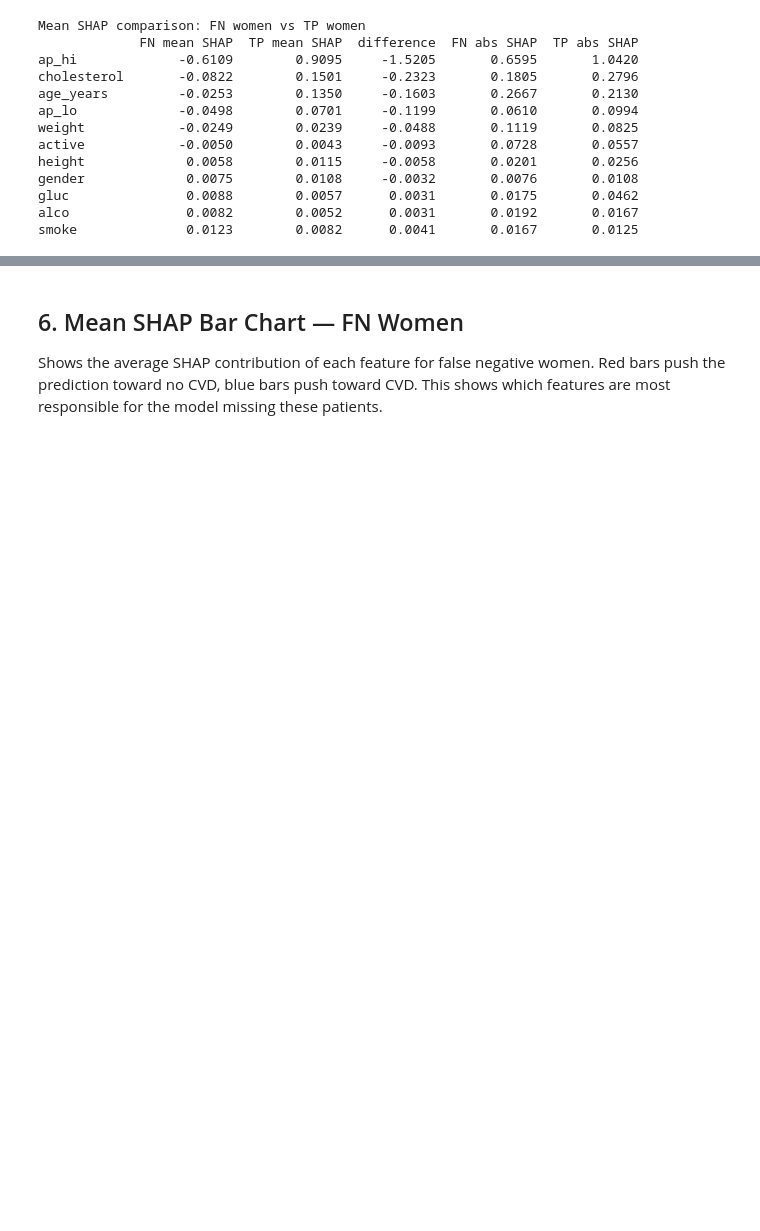
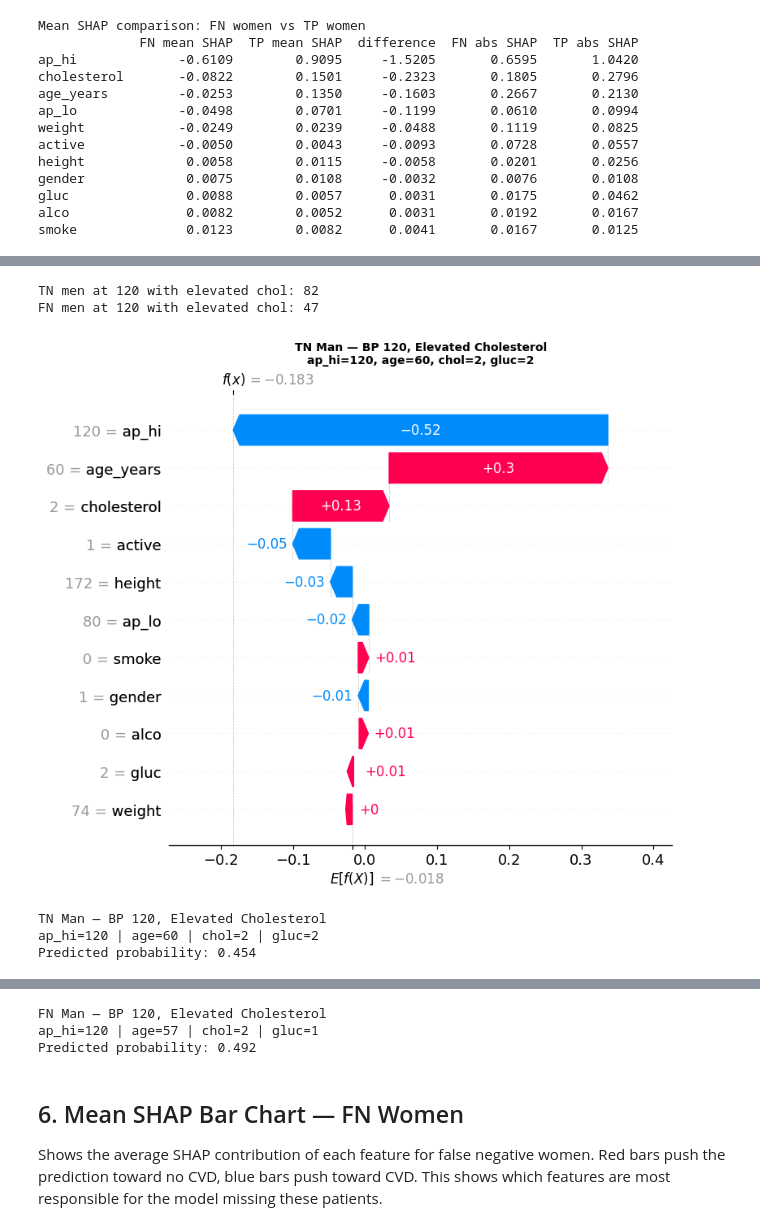
Before and after one commit to Kavisha612/Dissertation_ExplainableAI, a Jupyter notebook: SHAP_fairness_notebooks/shap_02_local_subgroup_benchmarking.ipynb, the cells around one changed output, grey strips where cells are left out. Saved outputs shown, nothing was run; the diff lists cells and outputs as text; code cells hidden in the pictures; blank space fills up the shorter version.

```diff
--- a/SHAP_fairness_notebooks/shap_02_local_subgroup_benchmarking.ipynb
+++ b/SHAP_fairness_notebooks/shap_02_local_subgroup_benchmarking.ipynb
@@ -194,0 +320,60 @@ smoke              0.0123        0.0082      0.0041       0.0167       0.0125
+# %%
+# Male equivalents for appendix
+X_test_male_display = X_test_male.copy()
+X_test_male_display['age_years'] = X_test_male_display['age_years'].round(0).astype(int)
+
+sv_male_exp = shap.Explanation(
+    values=shap_male,
+    base_values=np.full(shap_male.shape[0], base_value),
+    data=X_test_male_display.values,
+    feature_names=X_test_male_display.columns.tolist()
+)
+
+# Find male equivalents — TN man with similar BP
+tn_men = test_df[male_mask][(y_test.values[male_mask] == 0) & (y_pred[male_mask] == 0)].copy()
+fn_men = test_df[male_mask][(y_test.values[male_mask] == 1) & (y_pred[male_mask] == 0)].copy()
+
+tn_man_120 = tn_men[
+    (tn_men['ap_hi'].between(118, 122)) &
+    (tn_men['cholesterol'] >= 2)
+]
+
+fn_man_120 = fn_men[
+    (fn_men['ap_hi'].between(118, 122)) &
+    (fn_men['cholesterol'] >= 2)
+]
+
+print(f"TN men at 120 with elevated chol: {len(tn_man_120)}")
+print(f"FN men at 120 with elevated chol: {len(fn_man_120)}")
+
+male_cases = {
+    "TN Man — BP 120, Elevated Cholesterol": tn_man_120.iloc[0],
+    "FN Man — BP 120, Elevated Cholesterol": fn_man_120.iloc[0]
+}
+
+for title, man in male_cases.items():
+    idx = X_test_male.index.get_loc(man.name)
+    sv_single = sv_male_exp[idx]
+
+    fig, ax = plt.subplots(figsize=(10, 6))
+    shap.plots.waterfall(sv_single, max_display=11, show=False)
+    plt.title(f"{title}\nap_hi={man['ap_hi']:.0f}, age={man['age_years']:.0f}, "
+              f"chol={man['cholesterol']:.0f}, gluc={man['gluc']:.0f}",
+              fontsize=10, fontweight='bold')
+    plt.tight_layout()
+    plt.savefig(OUTPUT_SHAP / f"waterfall_{title[:20].replace(' ', '_')}.png",
+                dpi=150, bbox_inches='tight')
+    plt.show()
+
+    prob = model.predict_proba(X_test_male.iloc[[idx]])[:, 1][0]
+    print(f"\n{title}")
+    print(f"ap_hi={man['ap_hi']:.0f} | age={man['age_years']:.0f} | "
+          f"chol={man['cholesterol']:.0f} | gluc={man['gluc']:.0f}")
+    print(f"Predicted probability: {prob:.3f}")
+# %% [output]
+TN men at 120 with elevated chol: 82
+FN men at 120 with elevated chol: 47
+[figure, added]
+TN Man — BP 120, Elevated Cholesterol
+ap_hi=120 | age=60 | chol=2 | gluc=2
+Predicted probability: 0.454
@@ -195,3 +381,6 @@ smoke              0.0123        0.0082      0.0041       0.0167       0.0125
+FN Man — BP 120, Elevated Cholesterol
+ap_hi=120 | age=57 | chol=2 | gluc=1
+Predicted probability: 0.492
 # %% [markdown]
 ## 6. Mean SHAP Bar Chart — FN Women
 
```
Also changed, not shown: parts of 10 cells of this notebook.
